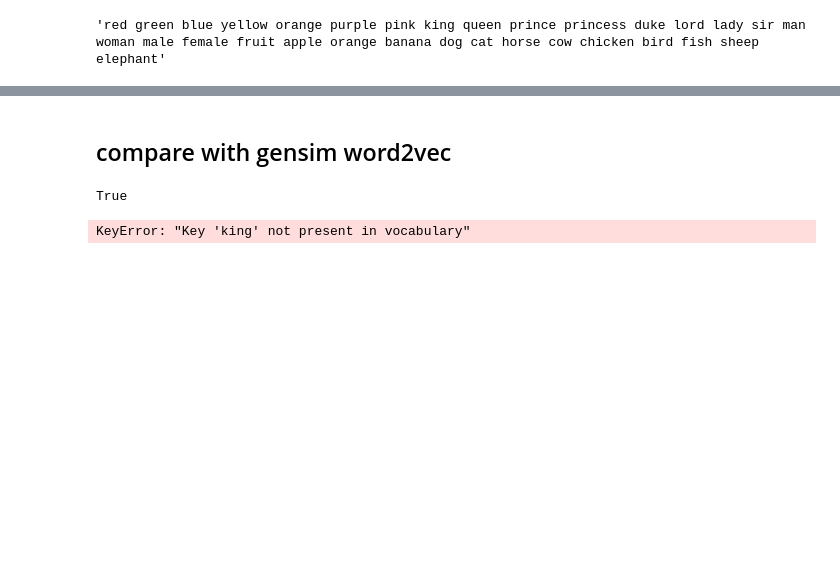
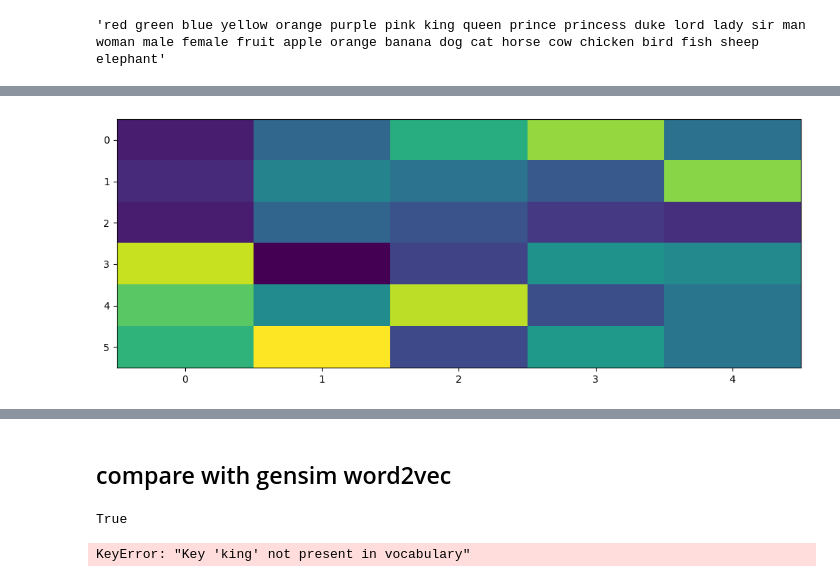
Before and after one commit to peluche/embeddings_necronomicon, a Jupyter notebook: nano_word2vec_skip-gram.ipynb, the cells around one changed output, grey strips where cells are left out. Drawn from its saved outputs; the diff is of its cells as text; code cells hidden in the pictures; blank space fills up the shorter version.

```diff
--- a/nano_word2vec_skip-gram.ipynb
+++ b/nano_word2vec_skip-gram.ipynb
@@ -459,0 +476,14 @@ for mm, label in [(m, 'trained'), (untrained_model, 'untrained')]:
+# %%
+# visualize the embeddings with PCA
+words = ['pink', 'blue', 'yellow', 'king', 'prince', 'duke']
+embedding_matrix = torch.stack([get_embedding(w).cpu().detach() for w in words])
+
+pca = PCA(n_components=len(words) - 1)
+principal_components = pca.fit_transform(embedding_matrix)
+
+plt.figure(figsize=(10, 4))
+plt.imshow(principal_components, cmap='viridis', aspect='auto')
+plt.tight_layout()
+plt.show()
+# %% [output]
+[figure, added]
```
Also changed, not shown: parts of 14 cells of this notebook.
